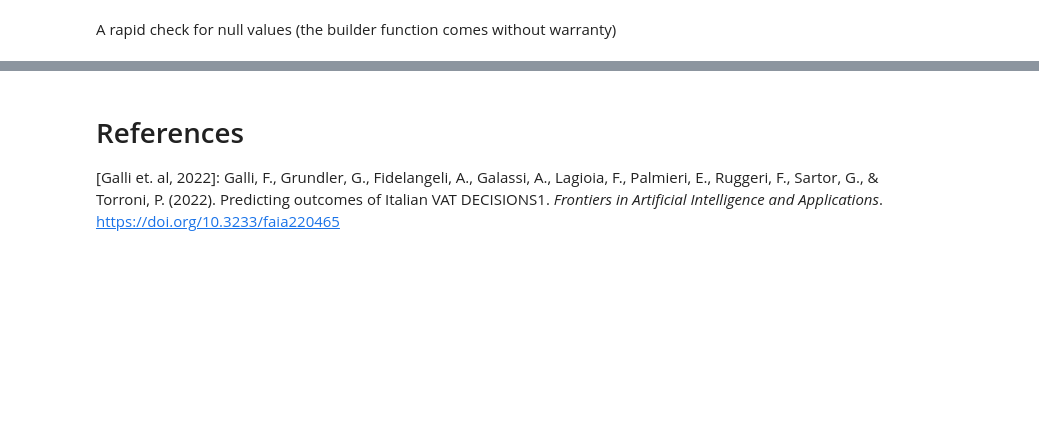
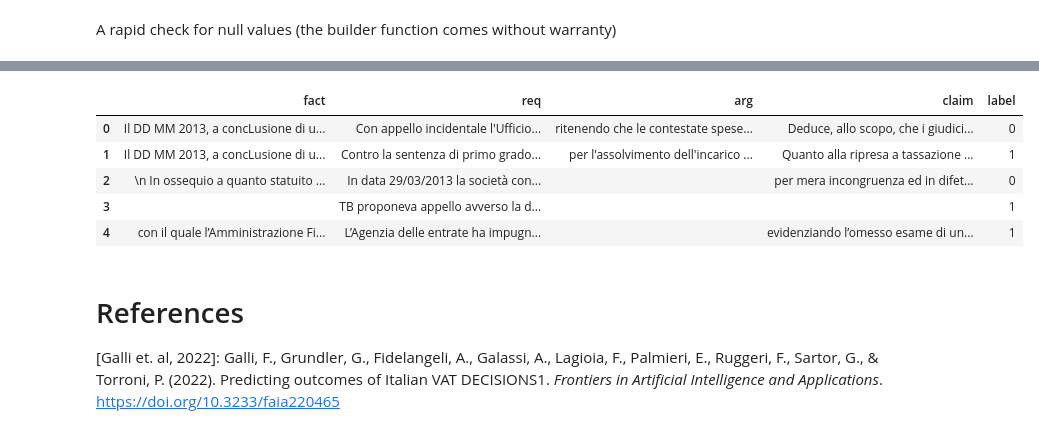
Before and after one commit to Ball-Man/vjp-ita, a Jupyter notebook: data_exploration.ipynb, the cells around one changed output, grey strips where cells are left out. Drawn from its saved outputs; the diff is of its cells as text; code cells hidden in the pictures; blank space fills up the shorter version.

Commit message:
Move connected component analysis into function
dataframe_from_graphs(...) function. The code is mostly unchanged from the original cell. Some work is still needed to make it more readable.

```diff
--- a/data_exploration.ipynb
+++ b/data_exploration.ipynb
@@ -109,48 +165,10 @@ nx.draw(graph, pos=graph_pos, node_size=0, font_size=10, with_labels=True,
 # %%
-PREFIX = 'req', 'arg', 'claim'
-df_list = []
-
-# graphs = graphs[3:5]
-# second_instance_samples = second_instance_samples[3:5]
-
-for graph, document in zip(graphs, second_instance_samples):
-    for component in tuple(nx.connected_components(graph.to_undirected())):
-        take = False
-        label = -1
-        for node in component:
-            if node.lower().startswith('dec'):
-                dec = document.find(f".//*[@ID='{node}']")
-
-                try:
-                    label = int(dec.get('E'))
-                    if label not in (0, 1):
-                        raise ValueError
-                except ValueError:
-                    continue
-
-                take = int(dec.get('G')) == 2
-                break
-
-        if not take:
-            continue
-
-        concat_lists = [[] for _ in PREFIX]
-        for node in component:
-            for i, prefix in enumerate(PREFIX):
-                if node.lower().startswith(prefix):
-                    node_element = document.find(f".//*[@ID='{node}']")
-                    if node_element.text is not None:
-                        concat_lists[i].append(node_element.text)
-
-        fact_element = document.find(f".//fact")
-        fact = ''
-        if fact_element is not None:
-            fact = fact_element.text
-
-        req_prefix_index = PREFIX.index('req')
-        for req_text in concat_lists[req_prefix_index]:
-            df_list.append([fact, *map(' '.join, concat_lists), label])
-            df_list[-1][1 + req_prefix_index] = req_text
-
-df = pd.DataFrame(df_list, columns=['fact', *PREFIX, 'label'])
-print(df.shape)
+df = data.dataframe_from_graphs(graphs, second_instance_samples)
+df.head()
+# %% [output]
+|  | fact | req | arg | claim | label |
+| 0 | Il DD MM 2013, a concLusione di u... | Con appello incidentale l'Ufficio... | ritenendo che le contestate spese... | Deduce, allo scopo, che i giudici... | 0 |
+| 1 | Il DD MM 2013, a concLusione di u... | Contro la sentenza di primo grado... | per l'assolvimento dell'incarico ... | Quanto alla ripresa a tassazione ... | 1 |
+| 2 | \n In ossequio a quanto statuito ... | In data 29/03/2013 la società con... |  | per mera incongruenza ed in difet... | 0 |
+| 3 |  | TB proponeva appello avverso la d... |  |  | 1 |
+| 4 | con il quale l’Amministrazione Fi... | L’Agenzia delle entrate ha impugn... |  | evidenziando l’omesso esame di un... | 1 |
```
Also changed, not shown: parts of 11 cells of this notebook, 1 other file.
